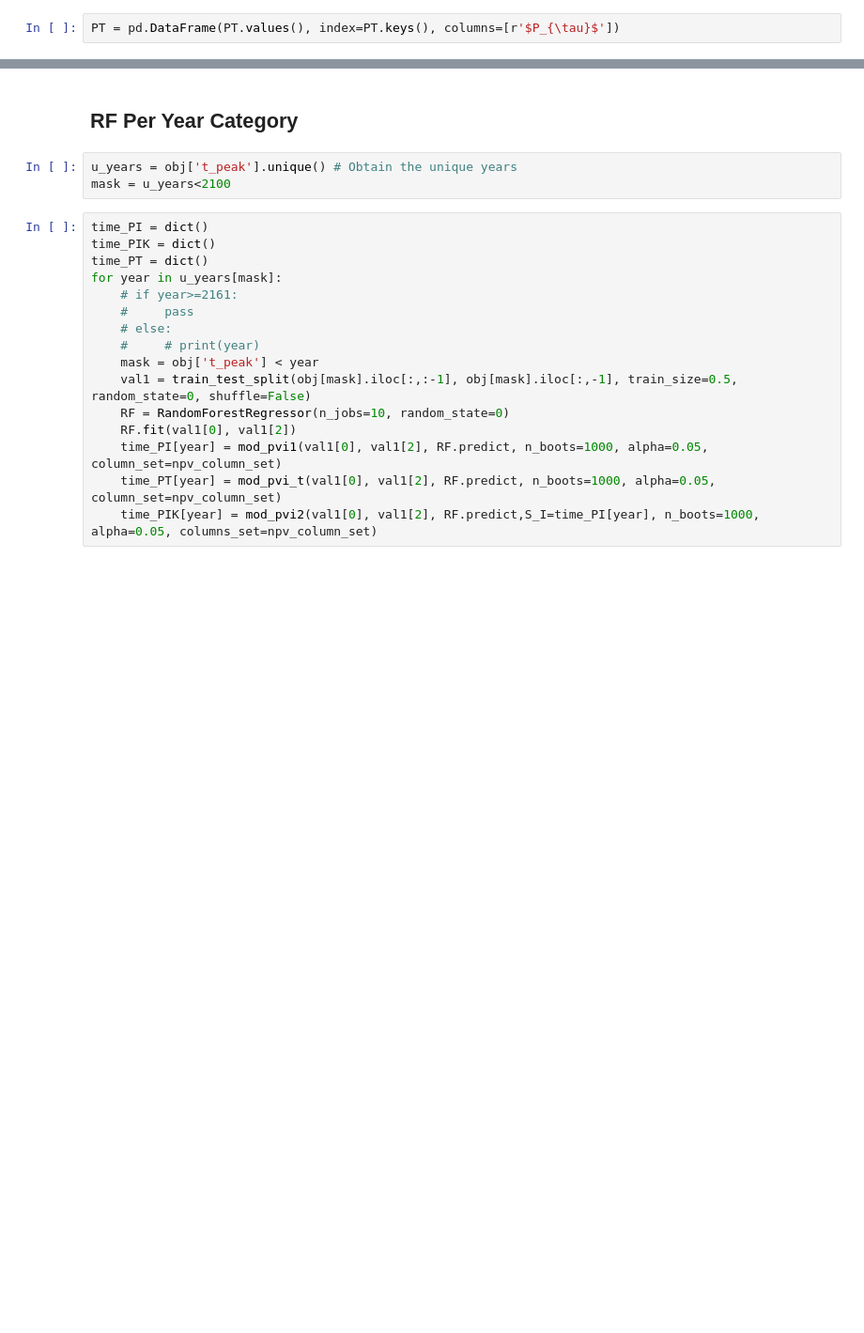
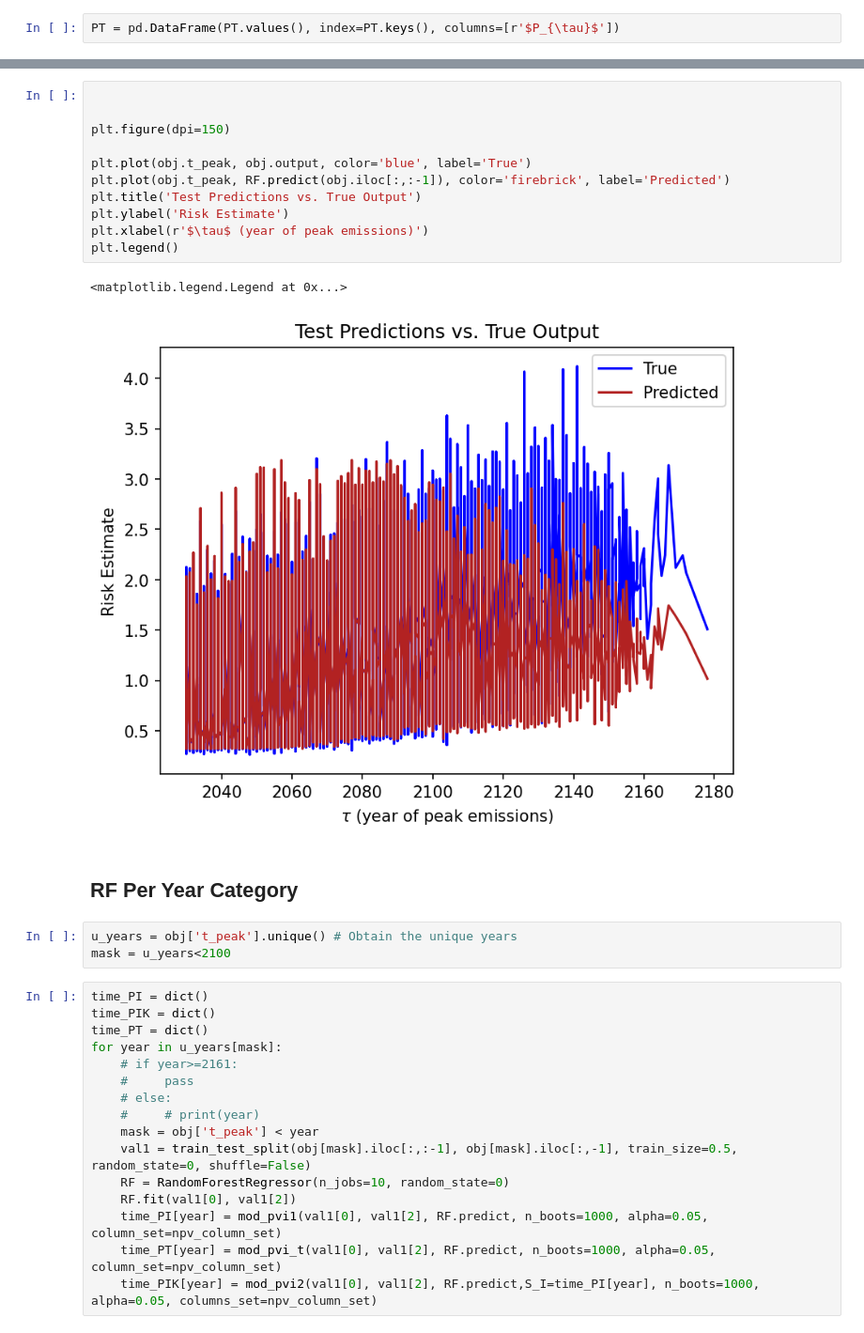
Before and after one commit to AVelaryon/Darnell-Model-, a Jupyter notebook: Darnell_Model.ipynb, the cells around one changed output, grey strips where cells are left out. Shown at 94% size. Cells and saved outputs as stored; diff of their text form; blank space fills up the shorter version.

```diff
--- a/Darnell_Model.ipynb
+++ b/Darnell_Model.ipynb
@@ -596,6 +567,20 @@ Antarctic & Emissions & 0.0524 & 0.0455 & 0.0598 & 0.0143 \\
 \cline{1-6}
 \bottomrule
 \end{tabular}
+# %%
+
+
+plt.figure(dpi=150)
+
+plt.plot(obj.t_peak, obj.output, color='blue', label='True')
+plt.plot(obj.t_peak, RF.predict(obj.iloc[:,:-1]), color='firebrick', label='Predicted')
+plt.title('Test Predictions vs. True Output')
+plt.ylabel('Risk Estimate')
+plt.xlabel(r'$\tau$ (year of peak emissions)')
+plt.legend()
+# %% [output]
+<matplotlib.legend.Legend at 0x...>
+[figure, added]
 # %% [markdown]
 ## RF Per Year Category
 # %%
```
Also changed, not shown: parts of 55 cells of this notebook, 3 other files.
